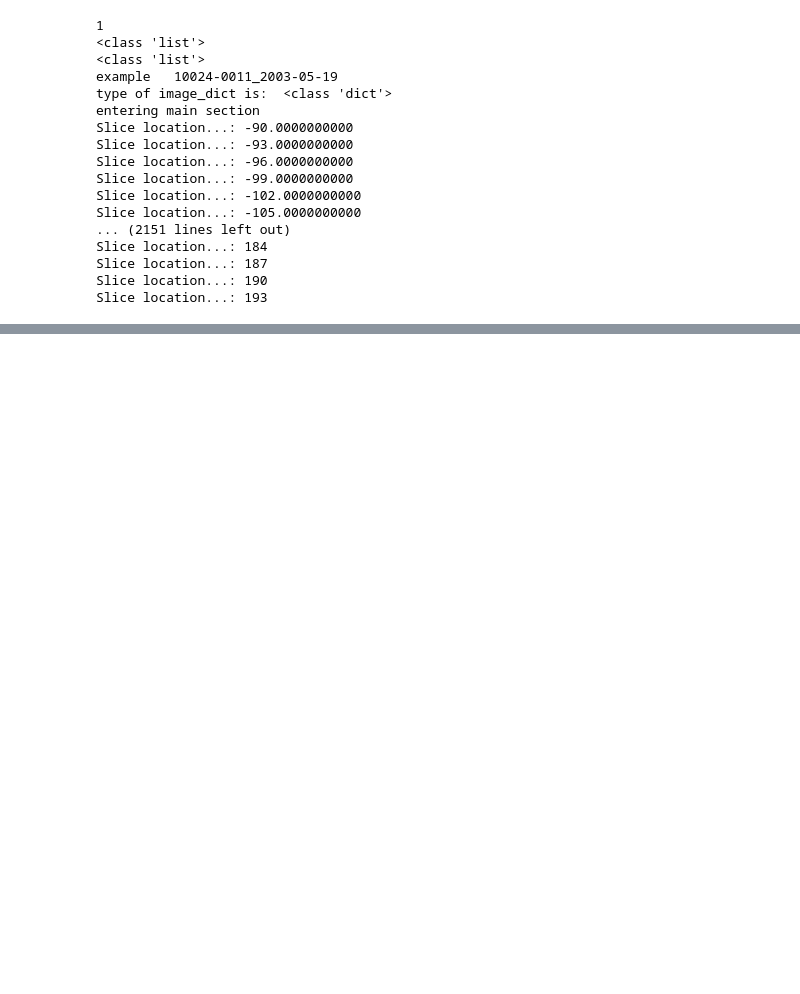
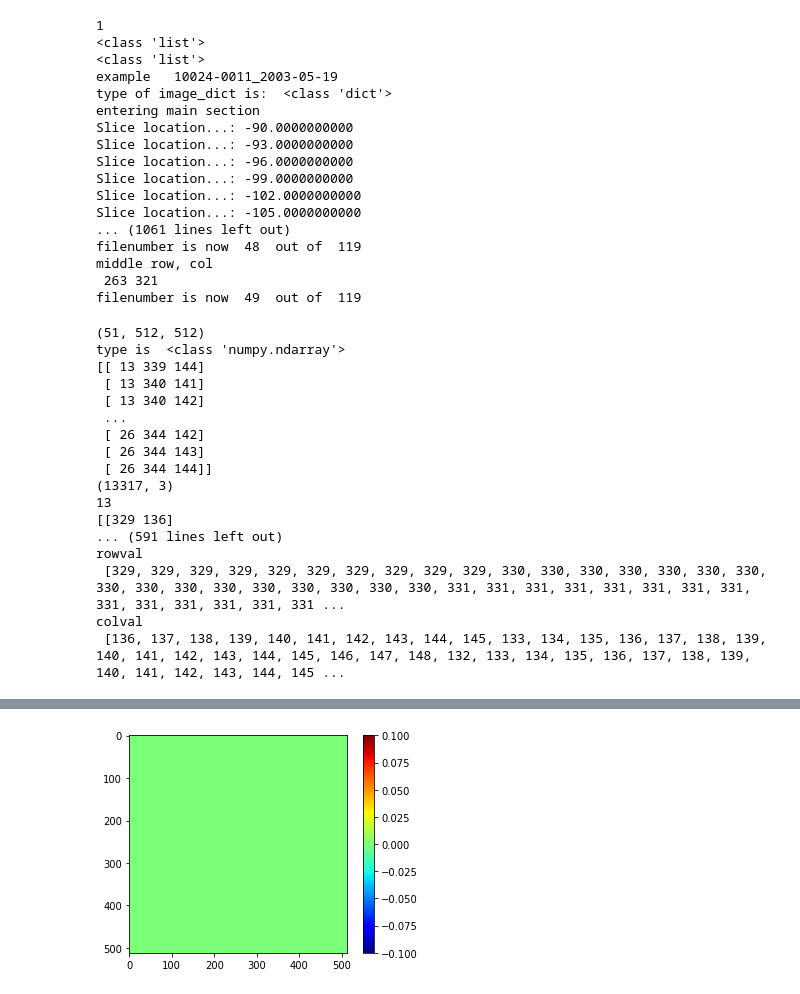
Before and after one commit to einsteinxx/CS168_2019_RENAL_LESION_DETECTION, a Jupyter notebook: Read_Dicom2.ipynb, the cells around one changed output, grey strips where cells are left out. Drawn from its saved outputs; the diff is of its cells as text; code cells hidden in the pictures; blank space fills up the shorter version.

```diff
--- a/Read_Dicom2.ipynb
+++ b/Read_Dicom2.ipynb
@@ -344,7 +344,27 @@ for key, value in image_dict.items():
         unique_slices = list(slice_numbers)
         print(unique_slices)
             #now we have all the slices containing lesions, only print out those images
+        lesion_middle_slice = int(np.median(unique_slices))
 
+
+
+        nslice = mha_array[lesion_middle_slice,:,:]
+        ldata = np.argwhere(nslice> 0.5)
+        #print('ldata is ',ldata)
+        #print('ldata \n',ldata[0])
+        rowval=[]
+        colval=[]
+        for xx in ldata:
+            #print(xx)
+            rowval.append(xx[0])
+            colval.append(xx[1])
+        minrow = min(rowval)
+        maxrow = max(rowval)
+        mincol = min(colval)
+        maxcol = max(colval)
+        middlerow = int(np.floor((minrow + maxrow)/2))
+        middlecol = int(np.floor((mincol + maxcol)/2))
+        #bounding box will be +- 100 pixels each direction
 
 
 
@@ -377,15 +397,23 @@ for key, value in image_dict.items():
             #full_file = os.join(dicom_dir,ii)
             #dicom_data = pydicom.dcmread(full_file)
             # r, g, and b are 512x512 float arrays with values >= 0 and < 1.
-        rgbArray = np.zeros((cols,rows,3), 'uint8')
-        zeropixels = np.zeros((cols,rows),'uint8')
+        #rgbArray = np.zeros((cols,rows,3), 'uint8')
+        #zeropixels = np.zeros((cols,rows),'uint8')
+        boxlength = 128
+        subsetrows = boxlength
+        subsetcols = boxlength
+        rgbArray = np.zeros((subsetrows,subsetcols,3), 'uint8')
+        zeropixels = np.zeros((subsetrows,subsetcols),'uint8')
             #print(len(dicom_data_g.PixelData))
 
             #sample display of image
             #plt.figure()
             #plt.imshow(dicom_data_r.pixel_array,cmap='gray')
 
-        rgbArray[:,:, 0] = dicom_data_r.pixel_array
+        #rgbArray[:,:, 0] = dicom_data_r.pixel_array
+        print('middle row, col\n',middlerow,middlecol)
+        rgbArray[:,:, 0] = dicom_data_r.pixel_array[middlerow - int(np.floor(boxlength/2)):middlerow+int(np.floor(boxlength/2)),
+                                                    middlecol-int(np.floor(boxlength/2)):middlecol+int(np.floor(boxlength/2))]
         rgbArray[:,:, 1] = zeropixels #dicom_data_g.pixel_array
         rgbArray[..., 2] = zeropixels #dicom_data_b.pixel_array
         img = Image.fromarray(rgbArray)
@@ -531,11 +559,11 @@ Slice location...: -96.0000000000
 Slice location...: -99.0000000000
 Slice location...: -102.0000000000
 Slice location...: -105.0000000000
-... (2151 lines left out)
-Slice location...: 184
-Slice location...: 187
-Slice location...: 190
-Slice location...: 193
+... (1061 lines left out)
+filenumber is now  48  out of  119
+middle row, col
+ 263 321
+filenumber is now  49  out of  119
 # %%
 data =read_MHA('/media/kgonzalez/Seagate Backup Plus Drive/Heidi/clear_cell_onco/clear_cell/10024-0011_2003-05-19/1.2.840.113619.2.30.1.1762269721.1947.1053353574.617-CT Post-Contrast Nephrographic/1000113604.mha')
 
@@ -549,7 +577,20 @@ temp=[]
 for x in l:
     temp.append(x[0])
 
-print(temp)
+nslice = data[25,:,:]
+ldata = np.argwhere(nslice> 0.5)
+print(ldata)
+print('ldata \n',ldata[0])
+
+rowval=[]
+colval=[]
+for xx in ldata:
+    print(xx)
+    rowval.append(xx[0])
+    colval.append(xx[1])
+
+print('rowval\n',rowval)
+print('colval\n',colval)
 
 plt.figure()
 plt.imshow(data[27,:,:],cmap='jet')
@@ -571,3 +612,21 @@ print('clear cell dict is \n',clear_cell_dict)
 image_folder =get_folders(clear_cell_top_dir,clear_cell_dict,image1)
 print('image_dict ---->\n',image_dict)
 print('single image dict\n',image_dict['10024-0011_2003-05-19'])
+# %% [output]
+(51, 512, 512)
+type is  <class 'numpy.ndarray'>
+[[ 13 339 144]
+ [ 13 340 141]
+ [ 13 340 142]
+ ...
+ [ 26 344 142]
+ [ 26 344 143]
+ [ 26 344 144]]
+(13317, 3)
+13
+[[329 136]
+... (591 lines left out)
+rowval
+ [329, 329, 329, 329, 329, 329, 329, 329, 329, 329, 330, 330, 330, 330, 330, 330, 330, 330, 330, 330, 330, 330, 330, 330, 330, 330, 331, 331, 331, 331, 331, 331, 331, 331, 331, 331, 331, 331, 331, 331 ...
+colval
+ [136, 137, 138, 139, 140, 141, 142, 143, 144, 145, 133, 134, 135, 136, 137, 138, 139, 140, 141, 142, 143, 144, 145, 146, 147, 148, 132, 133, 134, 135, 136, 137, 138, 139, 140, 141, 142, 143, 144, 145 ...
@@ -573,0 +634 @@ print('single image dict\n',image_dict['10024-0011_2003-05-19'])
+[figure, added]
```
Also changed, not shown: parts of 1 cell of this notebook.
